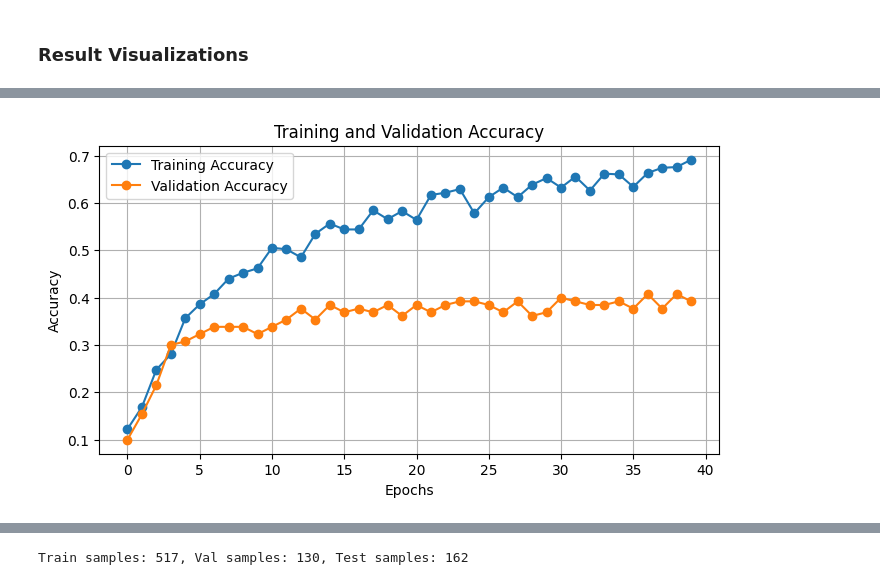
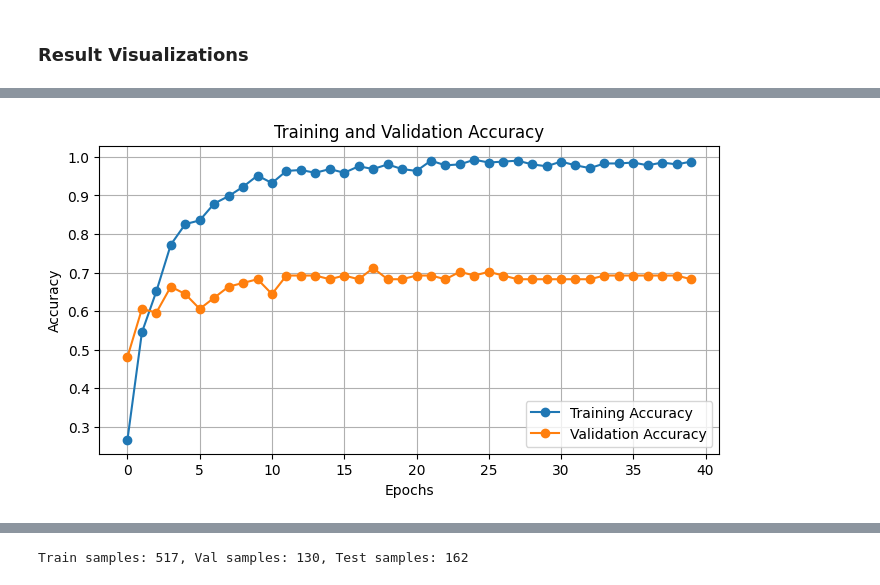
Before and after one commit to xandga/DeepLearning2425, a Jupyter notebook: 4. Phylum Cnidaria_pre-trained.ipynb, the cells around one changed output, grey strips where cells are left out. Saved outputs shown, nothing was run; the diff lists cells and outputs as text; code cells hidden in the pictures.

Commit message:
Finetuned Cnidaria

```diff
--- a/4. Phylum Cnidaria_pre-trained.ipynb
+++ b/4. Phylum Cnidaria_pre-trained.ipynb
@@ -99,0 +106,3 @@ cnidaria_train["family"].nunique()
+# %%
+#train test split with cnidaria_train
+cnidaria_train, cnidaria_val = train_test_split(cnidaria_train, test_size=0.2, stratify=cnidaria_train["family"], random_state=42)
@@ -336,19 +303,12 @@ Let's display the images to check if its working.
 # %%
 #Function to preprocess the images
 def process_image(image, label):
-    # image = tf.io.read_file(file_path) # Read the image file
-    # image = tf.image.decode_jpeg(image, channels=3) # Decode the JPEG image
-    # image = tf.image.resize(image, image_size) # Resize the image to the target size
     image = tf.cast(image, tf.float32) / 255.0
 
     #CHANGE THIS LINE DEPENDING ON WHICH PRE-TRAINED MODEL IS BEING USED
 
-    #image = resnet_preprocess(image)  # Apply ResNet50 preprocessing
-    image = mobilenet_preprocess(image)  # Apply MobileNetV2 preprocessing
-    #image = efficientnet_preprocess(image)  # Apply EfficientNetB0 preprocessing
-    #image = densenet_preprocess(image)  # Apply DenseNet121 preprocessing
-    #image = inception_preprocess(image)  # Apply InceptionV3 preprocessing
-    #image = tf.cast(image, tf.float32) / 255.0  # Apply ConvNeXt
+    #image = mobilenet_preprocess(image)  # Apply MobileNetV2 preprocessing
+    image = inception_preprocess(image)  # Apply InceptionV3 preprocessing
     return image, label
 # %%
 import tensorflow as tf
@@ -564,14 +476,14 @@ base_model.trainable = False
 model = models.Sequential([
     base_model,                                # Pre-trained feature extractor
     layers.GlobalAveragePooling2D(),           # Pool the spatial features
-    layers.Dropout(0.3),                       # Dropout for regularization
-    layers.Dense(128, activation='relu', kernel_regularizer=l2(0.001)),  # L2 regularized Dense layer
-    layers.Dense(num_classes, activation='softmax', kernel_regularizer=l2(0.001))  # Output layer with L2 regularizer
+    layers.Dropout(0.5),                       # Dropout for regularization
+    layers.Dense(128, activation='relu', kernel_regularizer=l2(0.0002)),  # L2 regularized Dense layer
+    layers.Dense(num_classes, activation='softmax', kernel_regularizer=l2(0.0001))  # Output layer with L2 regularizer
 ])
 
 # Compile the model
 model.compile(
-    optimizer=optimizers.Adam(learning_rate=1e-4),  # Use a lower learning rate for fine-tuning
+    optimizer=optimizers.Adam(learning_rate=0.004),
     loss='sparse_categorical_crossentropy',
     metrics=['accuracy']
 )
@@ -610,24 +522,32 @@ Model: "sequential_1"
 # class_weights_dict = dict(enumerate(class_weights))
 # print("Computed class weights:", class_weights_dict)
 # %%
-from tensorflow.keras.callbacks import ModelCheckpoint
+from tensorflow.keras.callbacks import ModelCheckpoint, EarlyStopping, ReduceLROnPlateau
 
 #callbacks
 checkpoint = ModelCheckpoint(
-    "models/cnidaria_models/mobilenetV2_br.keras",
-    monitor='val_loss',
+    "models/cnidaria_models/mobilenetV2_final.keras",
+    monitor='val_accuracy',
+    mode = 'max',
     save_best_only=True,
     verbose=1
 )
 
-history_br = model.fit(
+callbacks = [
+  #EarlyStopping(monitor='val_loss', patience=15, restore_best_weights=True),
+  ReduceLROnPlateau(monitor='val_loss', factor=0.5, patience=3, min_lr=1e-6),
+  checkpoint
+]
+
+history_final = model.fit(
         train_ds,
         validation_data=test_ds,
         epochs=40,           # Start small, increase if needed
-        verbose=1
+        verbose=1,
+        callbacks=callbacks,
     )
 
 #save the model
-model.save("models/cnidaria_models/finetuned_model.keras")
+model.save("models/cnidaria_models/mobilenetV2_final.keras")
 # %% [output]
 Epoch 1/40
@@ -705,15 +604,15 @@ NameError: name 'history' is not defined
 # %%
 def plot_accuracy(history):
     plt.figure(figsize=(8, 4))
     plt.plot(history.history['accuracy'], label='Training Accuracy', marker='o')
     plt.plot(history.history['val_accuracy'], label='Validation Accuracy', marker='o')
     plt.xlabel('Epochs')
     plt.ylabel('Accuracy')
     plt.legend()
     plt.title('Training and Validation Accuracy')
     plt.grid(True)
     plt.show()
 
-plot_accuracy(history)
+plot_accuracy(history_final)
 # %% [output]
-[figure, old version]
+[figure, new version]
```
Also changed, not shown: parts of 39 cells of this notebook, 1 other file.
